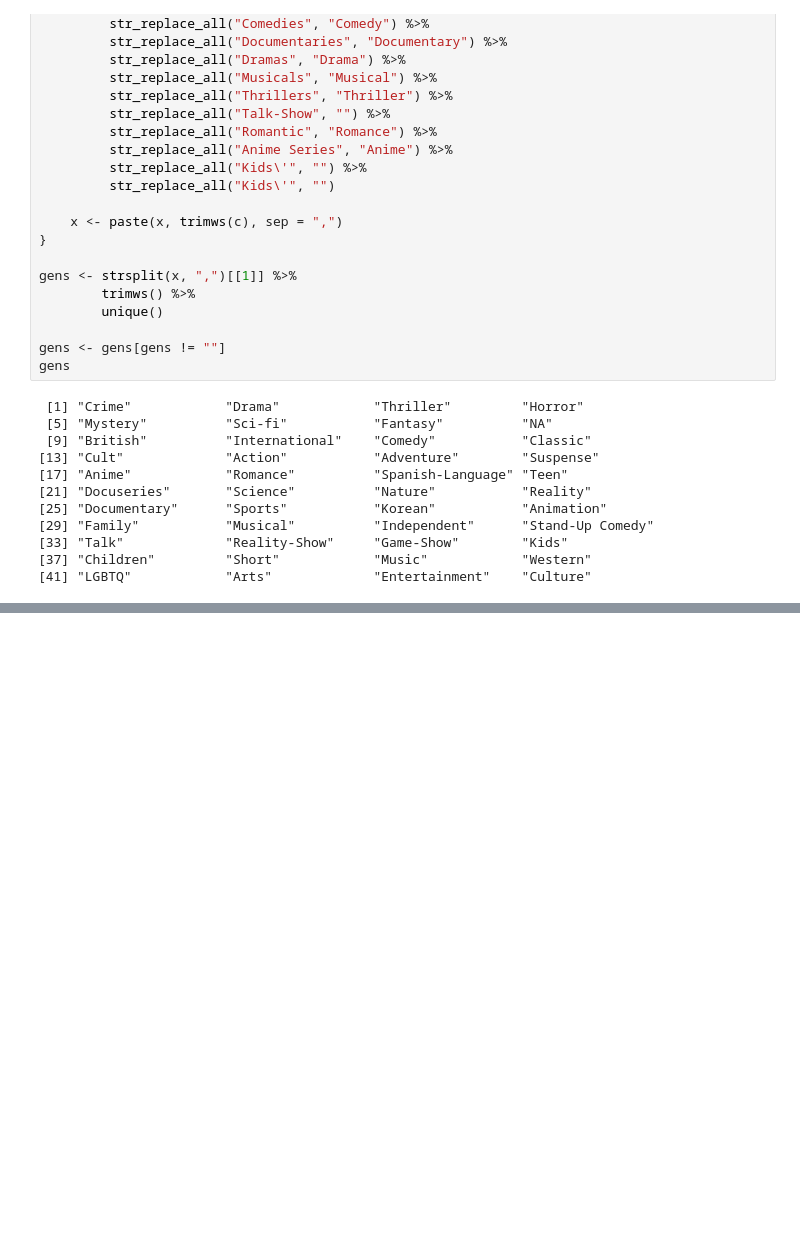
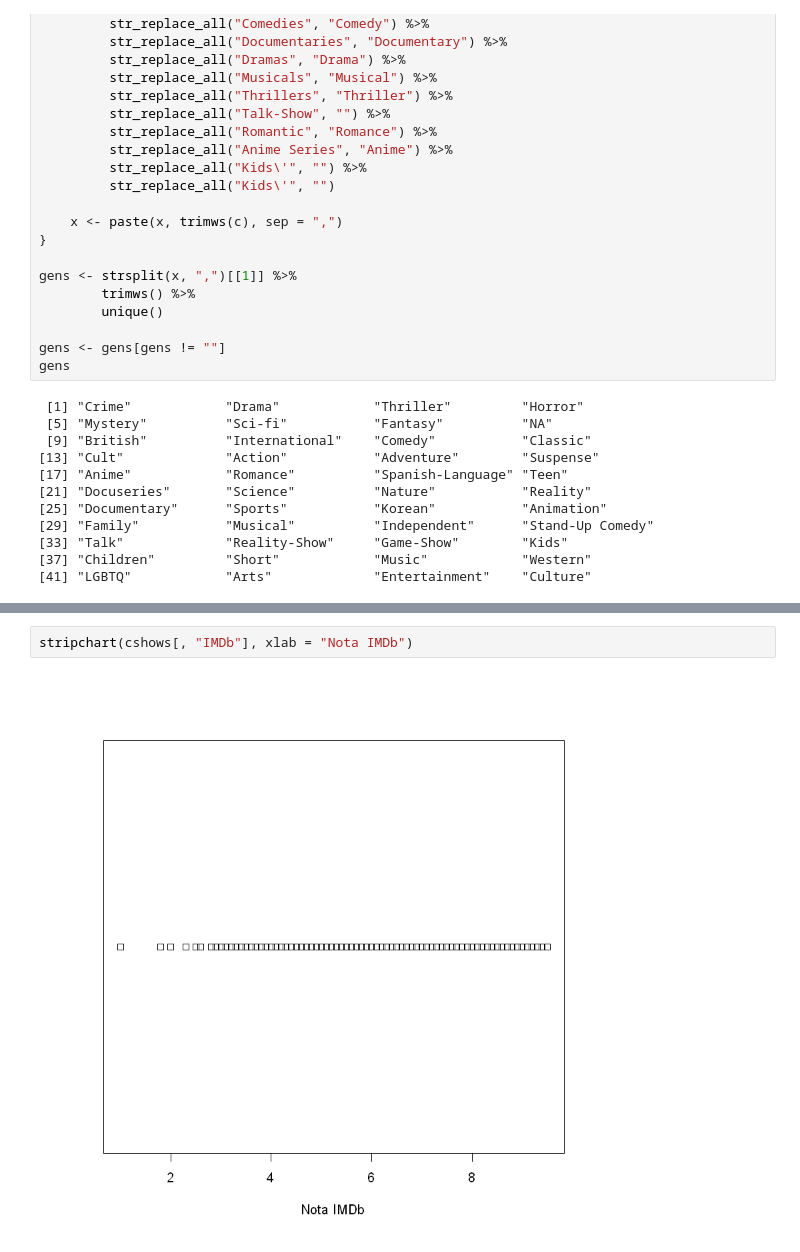
Before and after one commit to igorcj/AEDV, a Jupyter notebook: TV-Shows_Michels.ipynb, the cells around one changed output, grey strips where cells are left out. Cells and saved outputs as stored; diff of their text form; blank space fills up the shorter version.

```diff
--- a/TV-Shows_Michels.ipynb
+++ b/TV-Shows_Michels.ipynb
@@ -114,0 +163,4 @@ gens
+# %%
+stripchart(cshows[, "IMDb"], xlab = "Nota IMDb")
+# %% [output]
+[figure, added]
```
Also changed, not shown: parts of 31 cells of this notebook, 1 other file.
